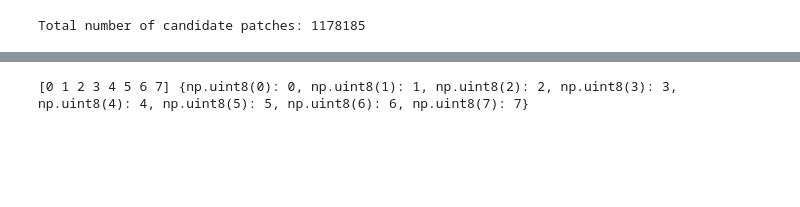
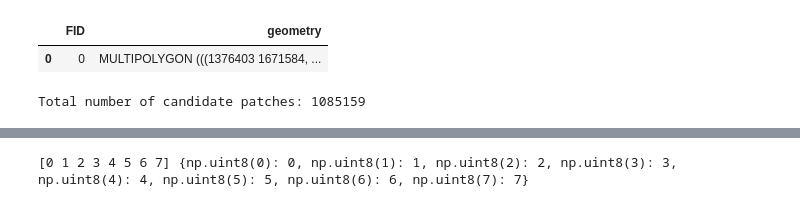
Before and after one commit to DakotaHester/ms-land-cover, a Jupyter notebook: stratification_cpb.ipynb, the cells around one changed output, grey strips where cells are left out. Drawn from its saved outputs; the diff is of its cells as text; code cells hidden in the pictures; blank space fills up the shorter version.

```diff
--- a/stratification_cpb.ipynb
+++ b/stratification_cpb.ipynb
@@ -106,6 +104,14 @@ else:
     cpb_footprint = cpb_footprint.dissolve().reset_index(drop=True)
     os.makedirs('data/cpb_tests/cpb_footprint', exist_ok=True)
     cpb_footprint.to_file('data/cpb_tests/cpb_footprint/cpb_footprint.shp', driver='ESRI Shapefile')
+# %%
+states_gdf = gpd.read_file('/Users/dak/Downloads/cb_2018_us_state_500k/cb_2018_us_state_500k.shp')
+va_boundary = states_gdf[states_gdf['STUSPS'] == 'VA'].to_crs(cpb_footprint.crs).reset_index(drop=True)
+cpb_footprint['geometry'] = cpb_footprint.geometry.intersection(va_boundary.geometry[0])
+cpb_footprint
+# %% [output]
+|  | FID | geometry |
+| 0 | 0 | MULTIPOLYGON (((1376403 1671584, ... |
 # %%
 def create_grid(
     polygon: Polygon,
@@ -191,7 +197,7 @@ grid_gdf = create_grid(
 grid_gdf.to_parquet('./data/cpb_tests/sampling/grid.par') # NOTE: this file is in source projection
 print(f'Total number of candidate patches: {len(grid_gdf)}')
 # %% [output]
-Total number of candidate patches: 1178185
+Total number of candidate patches: 1085159
 # %%
 grid_gdf = gpd.read_parquet('./data/cpb_tests/sampling/grid.par')  # Load grid from parquet
 
```
Also changed, not shown: parts of 14 cells of this notebook, 4 other files.
